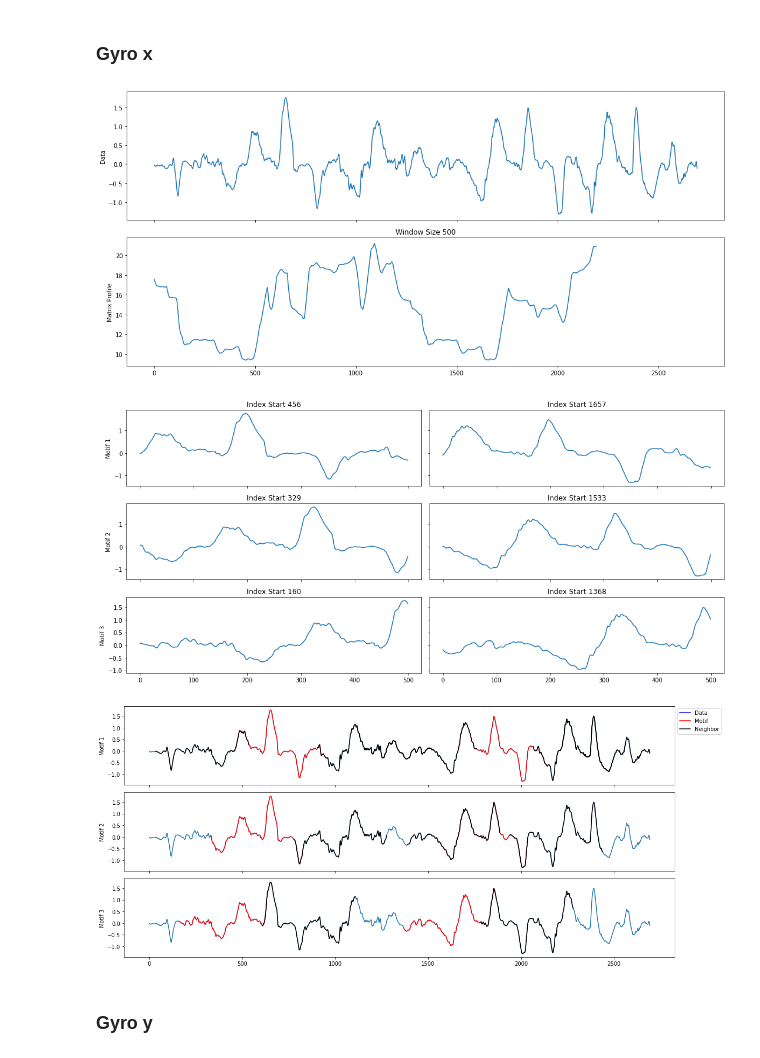
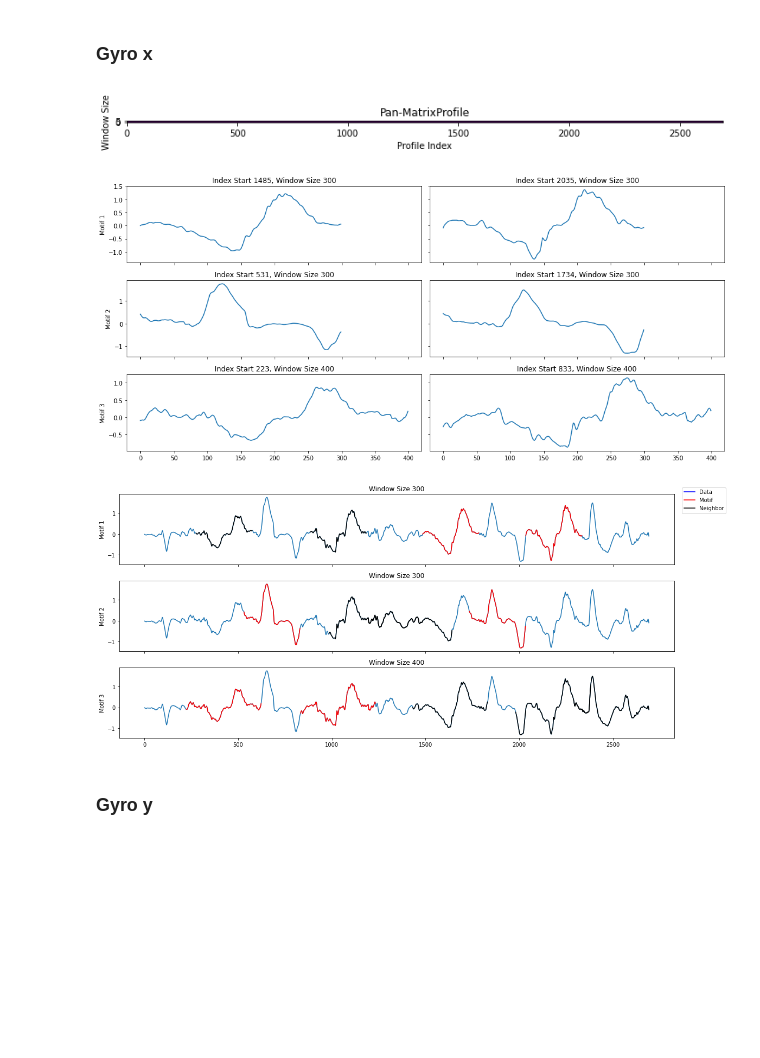
Before and after one commit to mp-mental-health-2020/mp-mental-health-2020, a Jupyter notebook: src/experiments/matrix_profile.ipynb, the cells around one changed output. Saved outputs shown, nothing was run; the diff lists cells and outputs as text; code cells hidden in the pictures; blank space fills up the shorter version.

Commit message:
extract methods for mp motif detection and visualization

```diff
--- a/src/experiments/matrix_profile.ipynb
+++ b/src/experiments/matrix_profile.ipynb
@@ -70,12 +57,10 @@ figures = mp.visualize(profile_motifs)
 # %% [markdown]
 ### Gyro x
-# %%
-profile = mp.compute(gyroscope_data_frame['gyroscope_x'].to_numpy(), n_jobs=-1, windows=windows)
-profile_motifs = mp.discover.motifs(profile, k=3)
-figures = mp.visualize(profile_motifs)
-# %% [output]
-[figure, removed]
-[figure, removed]
-[figure, removed]
+# %%
+_ = compute_and_visualize_motifs(gyroscope_data_frame['gyroscope_x'].to_numpy(), windows=windows)
+# %% [output]
+[figure, added]
+[figure, added]
+[figure, added]
 # %% [markdown]
 ### Gyro y
```
Also changed, not shown: parts of 18 cells of this notebook, 2 other files.
